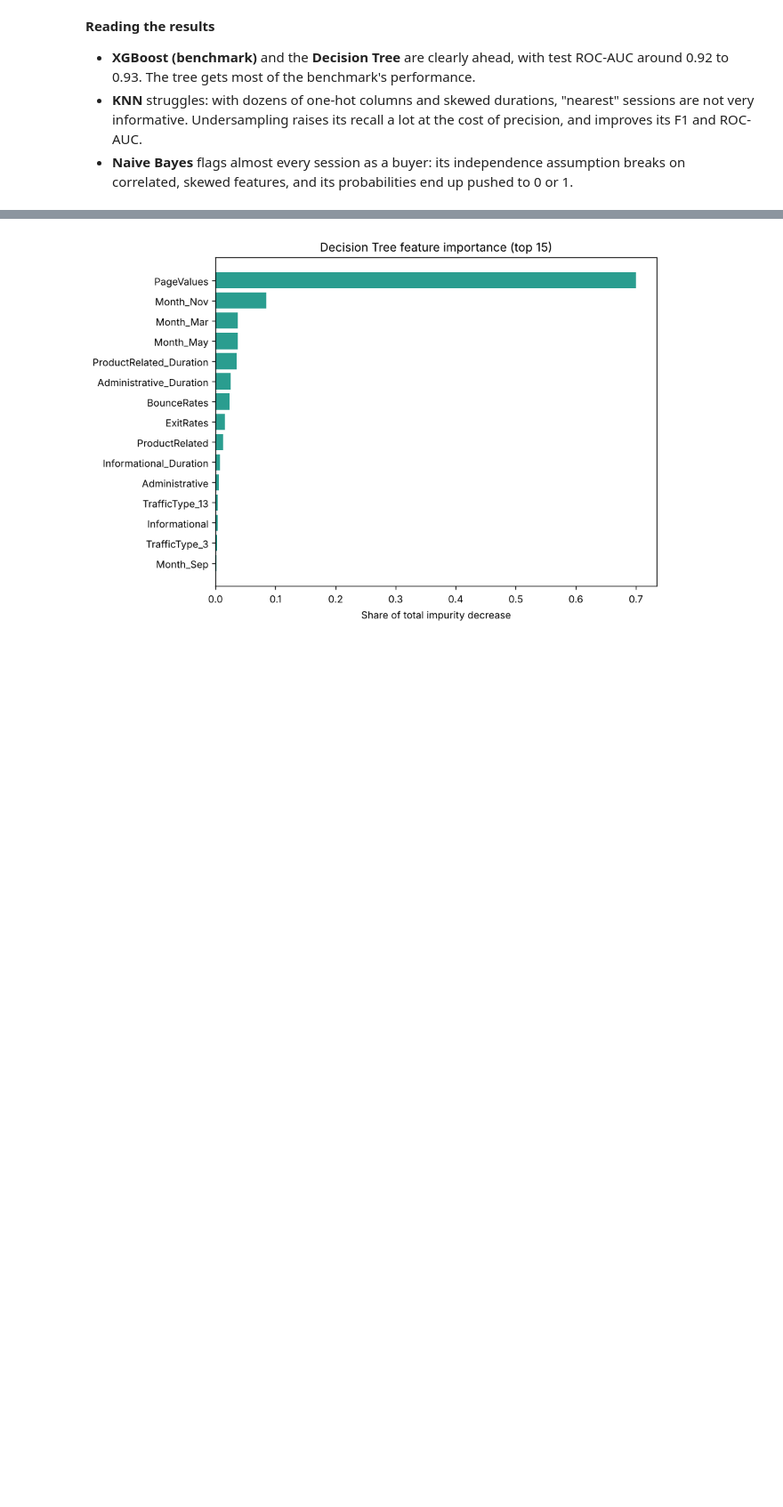
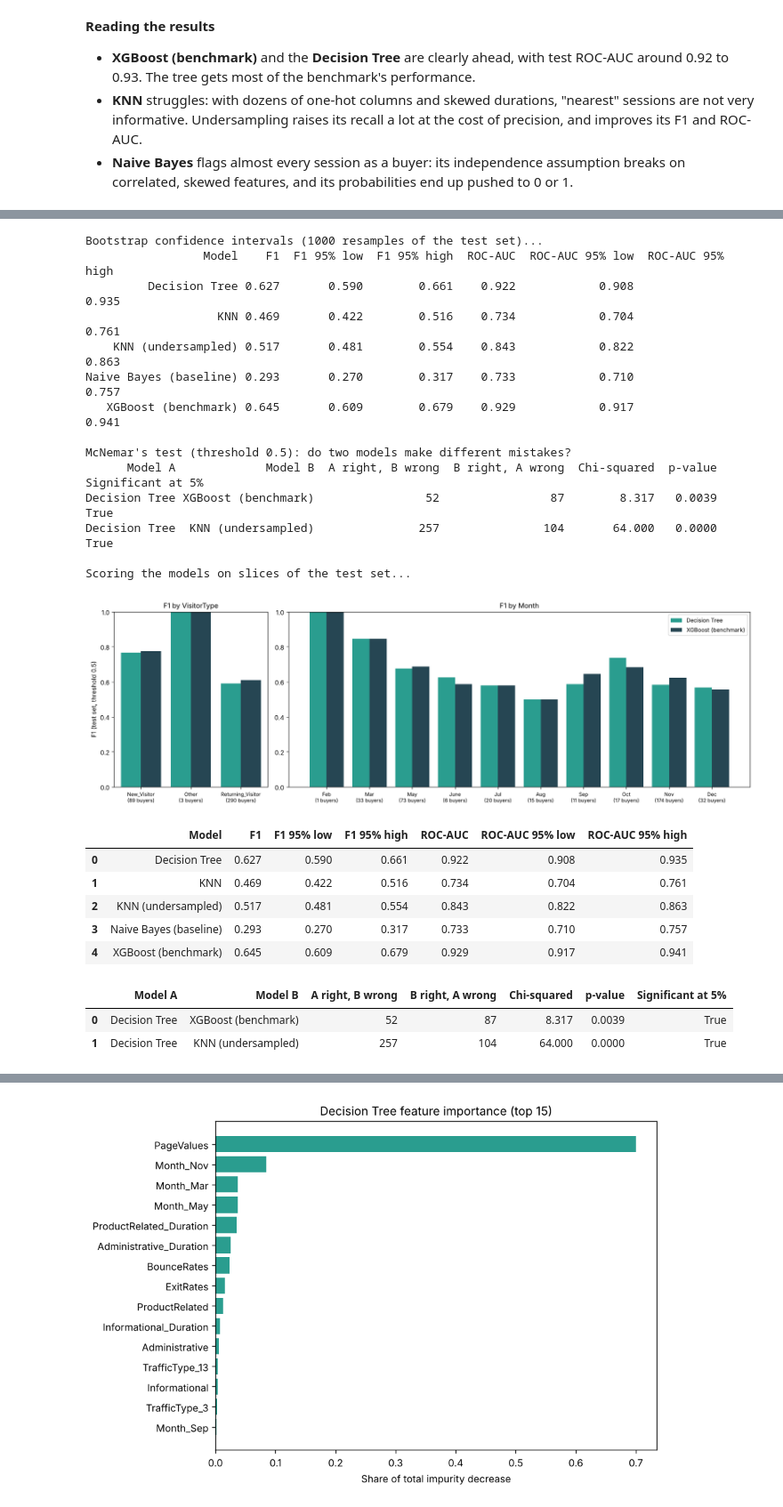
Before and after one commit to pxnz3r/Predator, a Jupyter notebook: notebooks/predator_walkthrough.ipynb, the cells around one changed output, grey strips where cells are left out. Shown at 89% size. Saved outputs shown, nothing was run; the diff lists cells and outputs as text; code cells hidden in the pictures; blank space fills up the shorter version.

```diff
--- a/notebooks/predator_walkthrough.ipynb
+++ b/notebooks/predator_walkthrough.ipynb
@@ -199,0 +208,36 @@ Best model by cross-validated F1: XGBoost (benchmark) (CV F1 = 0.673)
+# %%
+from predator.significance import run_significance_analysis
+from predator.evaluate import evaluate_slices
+from predator.models import KNN, KNN_UNDERSAMPLED
+
+intervals_table, mcnemar_table = run_significance_analysis(
+    models, comparison_table, test_features, test_target,
+    pairs_to_compare=[(DECISION_TREE, XGBOOST), (DECISION_TREE, KNN_UNDERSAMPLED)])
+slice_table = evaluate_slices(models, [DECISION_TREE, XGBOOST], test_features, test_target)
+show("outputs/figures/slice_scores.png")
+display(intervals_table, mcnemar_table)
+# %% [output]
+Bootstrap confidence intervals (1000 resamples of the test set)...
+                 Model    F1  F1 95% low  F1 95% high  ROC-AUC  ROC-AUC 95% low  ROC-AUC 95% high
+         Decision Tree 0.627       0.590        0.661    0.922            0.908             0.935
+                   KNN 0.469       0.422        0.516    0.734            0.704             0.761
+    KNN (undersampled) 0.517       0.481        0.554    0.843            0.822             0.863
+Naive Bayes (baseline) 0.293       0.270        0.317    0.733            0.710             0.757
+   XGBoost (benchmark) 0.645       0.609        0.679    0.929            0.917             0.941
+
+McNemar's test (threshold 0.5): do two models make different mistakes?
+      Model A             Model B  A right, B wrong  B right, A wrong  Chi-squared  p-value  Significant at 5%
+Decision Tree XGBoost (benchmark)                52                87        8.317   0.0039               True
+Decision Tree  KNN (undersampled)               257               104       64.000   0.0000               True
+
+Scoring the models on slices of the test set...
+[figure, added]
+|  | Model | F1 | F1 95% low | F1 95% high | ROC-AUC | ROC-AUC 95% low | ROC-AUC 95% high |
+| 0 | Decision Tree | 0.627 | 0.590 | 0.661 | 0.922 | 0.908 | 0.935 |
+| 1 | KNN | 0.469 | 0.422 | 0.516 | 0.734 | 0.704 | 0.761 |
+| 2 | KNN (undersampled) | 0.517 | 0.481 | 0.554 | 0.843 | 0.822 | 0.863 |
+| 3 | Naive Bayes (baseline) | 0.293 | 0.270 | 0.317 | 0.733 | 0.710 | 0.757 |
+| 4 | XGBoost (benchmark) | 0.645 | 0.609 | 0.679 | 0.929 | 0.917 | 0.941 |
+|  | Model A | Model B | A right, B wrong | B right, A wrong | Chi-squared | p-value | Significant at 5% |
+| 0 | Decision Tree | XGBoost (benchmark) | 52 | 87 | 8.317 | 0.0039 | True |
+| 1 | Decision Tree | KNN (undersampled) | 257 | 104 | 64.000 | 0.0000 | True |
```
Also changed, not shown: parts of 19 cells of this notebook.
